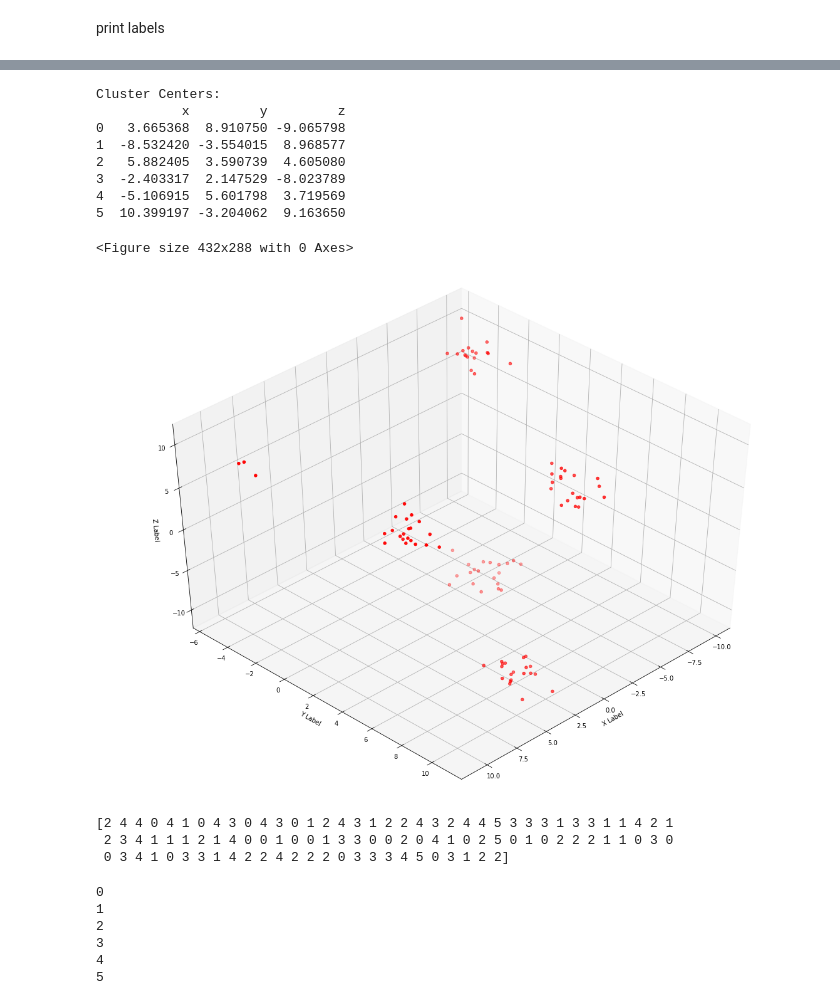
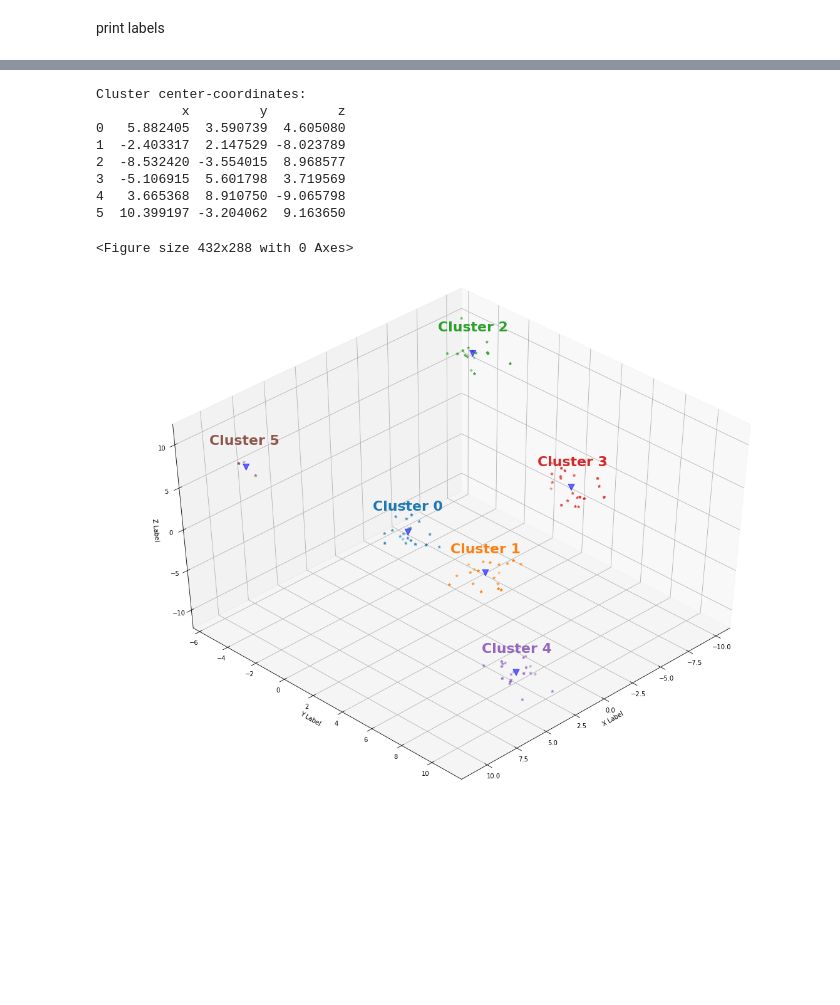
Before and after one commit to slimouGit/ds-repository, a Jupyter notebook: Exercise_12/Exercise_01_CLU.ipynb, the cells around one changed output, grey strips where cells are left out. Cells and saved outputs as stored; diff of their text form; code cells hidden in the pictures; blank space fills up the shorter version.

```diff
--- a/Exercise_12/Exercise_01_CLU.ipynb
+++ b/Exercise_12/Exercise_01_CLU.ipynb
@@ -64,74 +65,54 @@ print(label)
 # %%
-rangecluster = range(0,bestk)
-kmeans = kdf["kmeans"][bestk-1]
+cluster_centers = pd.DataFrame( kmeans.cluster_centers_, columns=["x", "y", "z"] )
 
-bkdf = pd.DataFrame( kmeans.cluster_centers_, columns=["x", "y", "z"] )
-
-print("Cluster Centers:")
-print(bkdf)
+print("Cluster center-coordinates:")
+print(cluster_centers)
 # %% [output]
-Cluster Centers:
+Cluster center-coordinates:
            x         y         z
-0   3.665368  8.910750 -9.065798
-1  -8.532420 -3.554015  8.968577
-2   5.882405  3.590739  4.605080
-3  -2.403317  2.147529 -8.023789
-4  -5.106915  5.601798  3.719569
+0   5.882405  3.590739  4.605080
+1  -2.403317  2.147529 -8.023789
+2  -8.532420 -3.554015  8.968577
+3  -5.106915  5.601798  3.719569
+4   3.665368  8.910750 -9.065798
 5  10.399197 -3.204062  9.163650
 # %%
 from mpl_toolkits.mplot3d import Axes3D
 import matplotlib.pyplot as plt
 
+df["cluster"] = kmeans.labels_
+rangecluster = range(0,bestk)
+
+#define colormap
+colors = plt.rcParams['axes.prop_cycle'].by_key()['color']
 
 fig = plt.figure()
 fig = plt.figure(figsize=(20,15))
 ax = fig.add_subplot(111, projection='3d')
 
-x =df['V1']
-y =df['V2']
-z =df['V3']
+#plot cluster center points
+ax.scatter(cluster_centers.iloc[:,0], cluster_centers.iloc[:,1], cluster_centers.iloc[:,2], c='b', marker='v', alpha=0.6, s=100)
+
+#plot clusters
+for cluster in rangecluster:
+    # select cluster
+    cdf = df.loc[df["cluster"] == cluster]
+
+    # plot cluster
+    ax.scatter(cdf.iloc[:,0], cdf.iloc[:,1], cdf.iloc[:,2], c=colors[cluster], marker='*')
+
+    # cluster label
+    ax.text(bkdf.iloc[cluster,0], bkdf.iloc[cluster,1], bkdf.iloc[cluster,2]+3, "Cluster {}".format(cluster), None, va='center', ha='center', color=colors[cluster], weight='bold', size='22')
 
 
-ax.scatter(x, y, z, c='r', marker='o')
 
 ax.set_xlabel('X Label')
 ax.set_ylabel('Y Label')
 ax.set_zlabel('Z Label')
 
 ax.view_init(45, 45)
 
 plt.show()
 # %% [output]
 <Figure size 432x288 with 0 Axes>
-[figure, old version]
+[figure, new version]
-# %%
-#Import required module
-from sklearn.cluster import KMeans
-
-#Initialize the class object
-kmeans = KMeans(n_clusters= 6)
-
-#predict the labels of clusters.
-label = kmeans.fit_predict(df)
-
-print(label)
-# %% [output]
-[2 4 4 0 4 1 0 4 3 0 4 3 0 1 2 4 3 1 2 2 4 3 2 4 4 5 3 3 3 1 3 3 1 1 4 2 1
- 2 3 4 1 1 1 2 1 4 0 0 1 0 0 1 3 3 0 0 2 0 4 1 0 2 5 0 1 0 2 2 2 1 1 0 3 0
- 0 3 4 1 0 3 3 1 4 2 2 4 2 2 2 0 3 3 3 4 5 0 3 1 2 2]
-# %%
-#Getting the Centroids
-centroids = kmeans.cluster_centers_
-u_labels = np.unique(label)
-
-#plotting the results:
-
-for i in u_labels:
-    print(i)
-# %% [output]
-0
-1
-2
-3
-4
-5
```
Also changed, not shown: parts of 4 cells of this notebook.
